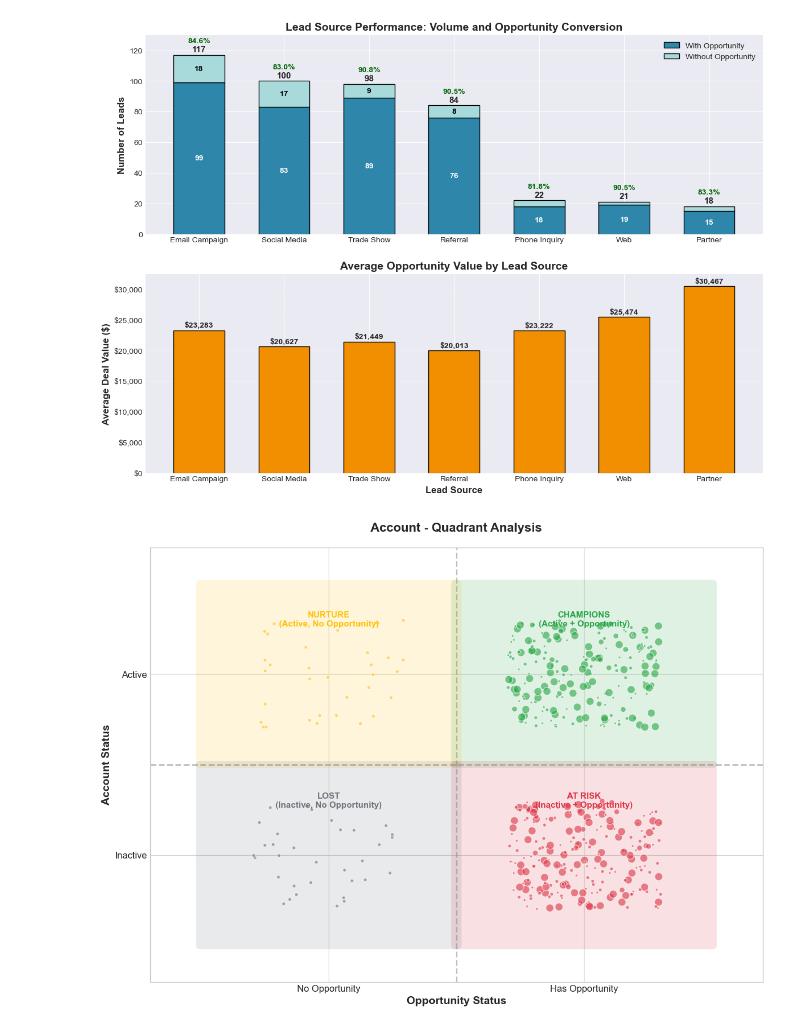
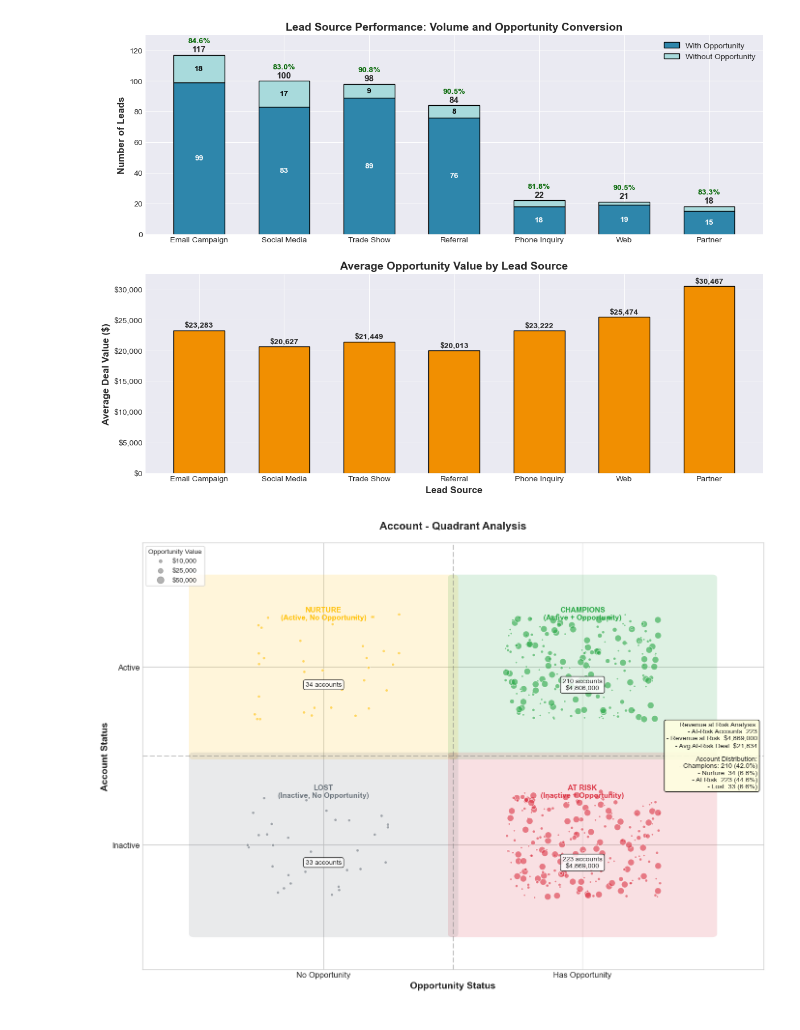
Before and after one commit to Coroz2/Mesirow-Assignment, a Jupyter notebook: data-visaulizations.ipynb, the cells around one changed output. Cells and saved outputs as stored; diff of their text form; code cells hidden in the pictures.

Commit message:
finsihed plot now with summary box

```diff
--- a/data-visaulizations.ipynb
+++ b/data-visaulizations.ipynb
@@ -198,31 +198,75 @@ jitter_strength = 0.15
 for name, data in quadrants.items():
     if len(data) > 0:
 
         if name == 'Champions':
             x_base, y_base = 0.75, 0.75
         elif name == 'Nurture':
             x_base, y_base = 0.25, 0.75
         elif name == 'At Risk':
             x_base, y_base = 0.75, 0.25
         else:  # Lost
             x_base, y_base = 0.25, 0.25
 
         x_jitter = np.random.uniform(-jitter_strength, jitter_strength, len(data))
         y_jitter = np.random.uniform(-jitter_strength, jitter_strength, len(data))
 
         x_positions = x_base + x_jitter
         y_positions = y_base + y_jitter
 
         # Size of points
         sizes = data['opportunity_amount'].fillna(10000) / 500 if 'opportunity_amount' in data.columns else [20] * len(data)
         sizes = np.clip(sizes, 10, 200)
 
         # Plot points
         scatter = ax.scatter(x_positions, y_positions,
                            s=sizes,
                            c=quadrant_props[name]['color'],
                            alpha=0.6,
                            edgecolors='white',
                            linewidths=1)
+
+# Metric boxes for each quadrant
+for name, props in quadrant_props.items():
+    metrics = quadrant_metrics[name]
+
+    # Metrics text
+    if name in ['Champions', 'At Risk']:
+        metrics_text = f"{metrics['count']} accounts\n${metrics['total_value']:,.0f}"
+    else:
+        metrics_text = f"{metrics['count']} accounts"
+
+    ax.text(props['pos'][0], props['pos'][1] - 0.05, metrics_text,
+            ha='center', va='center', fontsize=10,
+            bbox=dict(boxstyle='round,pad=0.3', facecolor='white', alpha=0.8))
+
+# Add legend for point sizes
+legend_sizes = [10000, 25000, 50000]
+legend_points = []
+for size in legend_sizes:
+    legend_points.append(ax.scatter([], [], s=size/500, c='gray', alpha=0.6))
+ax.legend(legend_points, [f'${s:,.0f}' for s in legend_sizes],
+         title='Opportunity Value', loc='upper left', frameon=True, fancybox=True)
+
+# Calculate risk metrics
+at_risk_revenue = quadrants['At Risk']['opportunity_amount'].sum()
+
+# Summary box
+summary_text = f"""Revenue at Risk Analysis:
+- At-Risk Accounts: {quadrant_metrics['At Risk']['count']}
+- Revenue at Risk: ${at_risk_revenue:,.0f}
+- Avg At-Risk Deal: ${quadrant_metrics['At Risk']['avg_value']:,.0f}
+
+Account Distribution:
+- Champions: {quadrant_metrics['Champions']['count']} ({quadrant_metrics['Champions']['count']/len(df)*100:.1f}%)
+- Nurture: {quadrant_metrics['Nurture']['count']} ({quadrant_metrics['Nurture']['count']/len(df)*100:.1f}%)
+- At Risk: {quadrant_metrics['At Risk']['count']} ({quadrant_metrics['At Risk']['count']/len(df)*100:.1f}%)
+- Lost: {quadrant_metrics['Lost']['count']} ({quadrant_metrics['Lost']['count']/len(df)*100:.1f}%)"""
+
+fig.text(0.98, 0.5, summary_text, transform=fig.transFigure,
+         fontsize=10, verticalalignment='center', horizontalalignment='right',
+         bbox=dict(boxstyle='round', facecolor='lightyellow', alpha=0.9))
+
+plt.tight_layout()
+plt.show()
 # %% [output]
-[figure, old version]
+[figure, new version]
```
